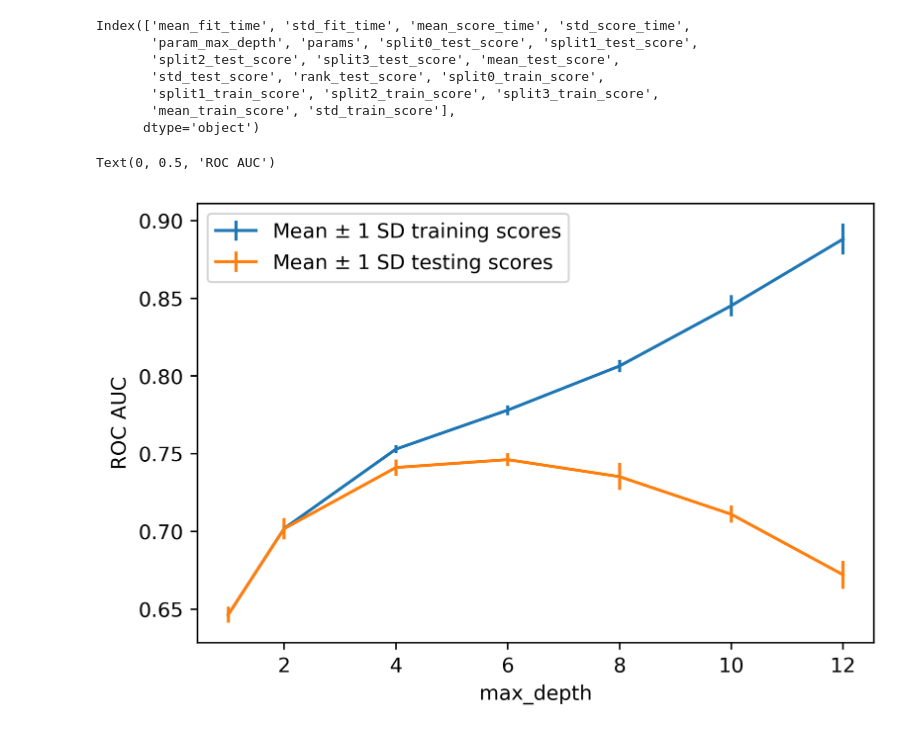
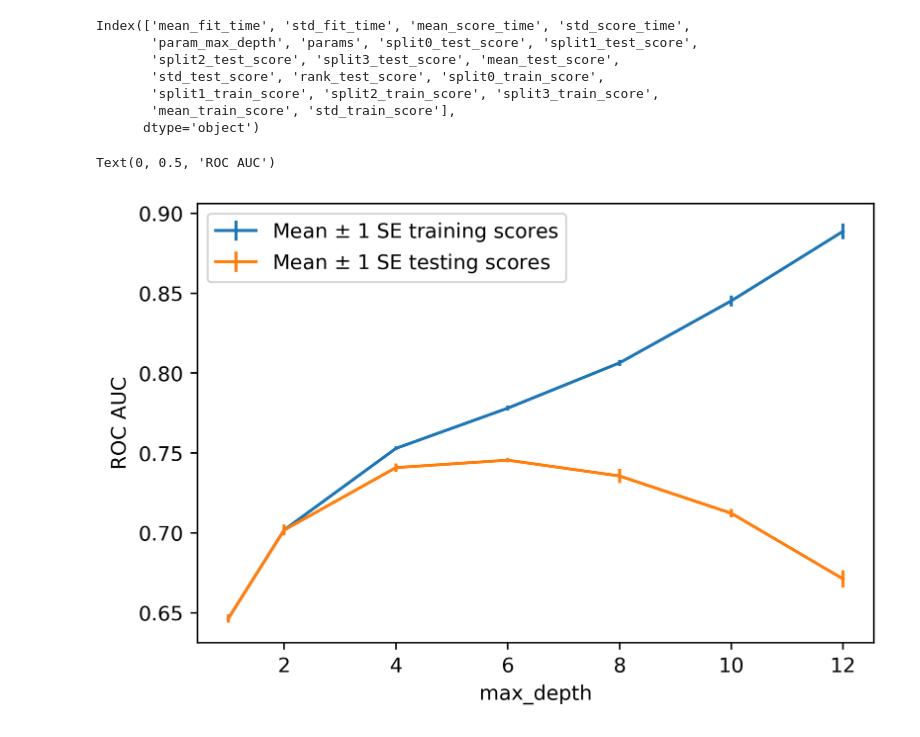
Before and after one commit to PacktPublishing/Data-Science-Projects-with-Python-Second-Ed, a Jupyter notebook: Chapter05/Exercise02/Exercise02.ipynb, the cells around one changed output. Drawn from its saved outputs; the diff is of its cells as text; code cells hidden in the pictures.

```diff
--- a/Chapter05/Exercise02/Exercise02.ipynb
+++ b/Chapter05/Exercise02/Exercise02.ipynb
@@ -101,19 +101,19 @@ Index(['mean_fit_time', 'std_fit_time', 'mean_score_time', 'std_score_time',
 # %%
 ax = plt.axes()
 ax.errorbar(cv_results_df['param_max_depth'],
             cv_results_df['mean_train_score'],
-            yerr=cv_results_df['std_train_score'],
-            label='Mean $\pm$ 1 SD training scores')
+            yerr=cv_results_df['std_train_score']/np.sqrt(4),
+            label='Mean $\pm$ 1 SE training scores')
 ax.errorbar(cv_results_df['param_max_depth'],
             cv_results_df['mean_test_score'],
-            yerr=cv_results_df['std_test_score'],
-            label='Mean $\pm$ 1 SD testing scores')
+            yerr=cv_results_df['std_test_score']/np.sqrt(4),
+            label='Mean $\pm$ 1 SE testing scores')
 ax.legend()
 plt.xlabel('max_depth')
 plt.ylabel('ROC AUC')
 # %% [output]
 Text(0, 0.5, 'ROC AUC')
-[figure, old version]
+[figure, new version]
 # %%
 cv_results_df.max()
 # %% [output]
```
Also changed, not shown: parts of 4 cells of this notebook, 12 other files.
